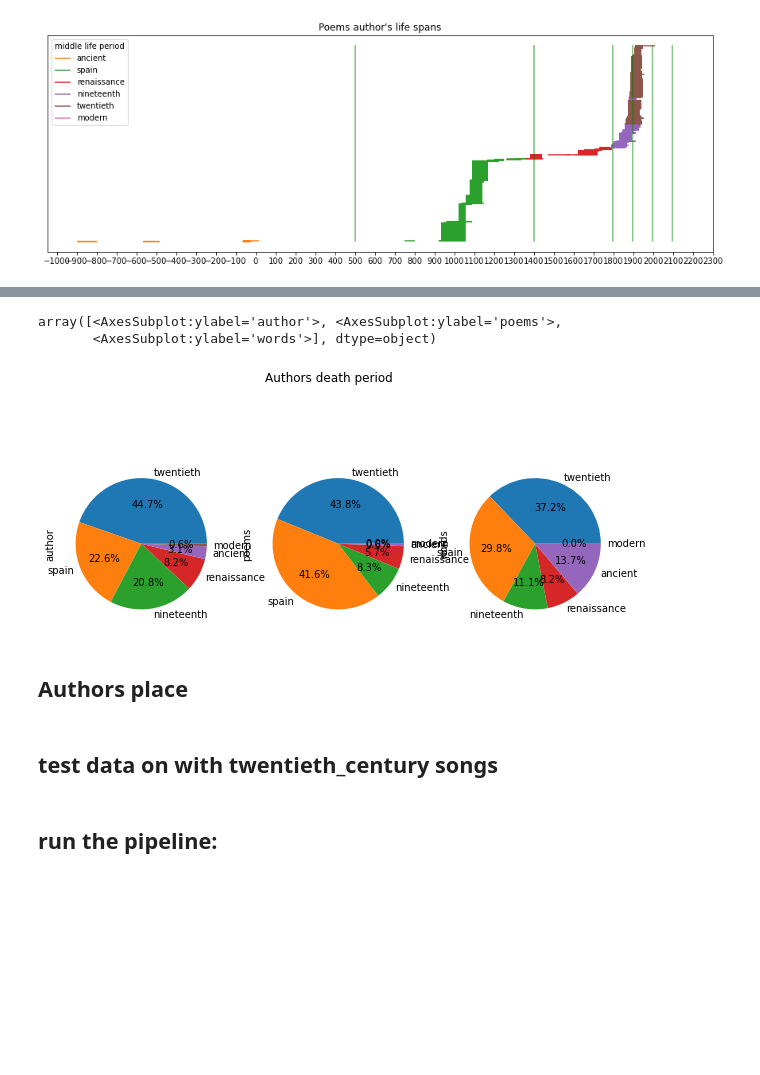
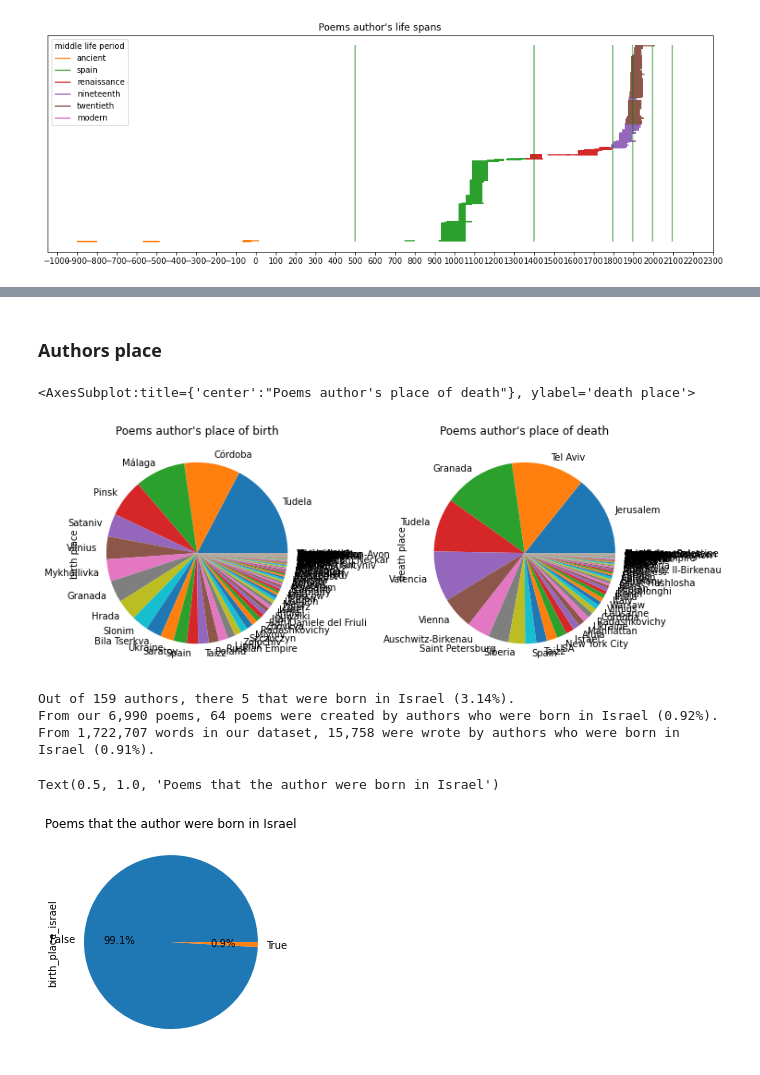
Before and after one commit to ronamir1/NLP-finalProject, a Jupyter notebook: Data_Processing/data_exploration.ipynb, the cells around one changed output, grey strips where cells are left out. Drawn from its saved outputs; the diff is of its cells as text; code cells hidden in the pictures; blank space fills up the shorter version.

```diff
--- a/Data_Processing/data_exploration.ipynb
+++ b/Data_Processing/data_exploration.ipynb
@@ -323,17 +341,2 @@ array([<AxesSubplot:ylabel='author'>, <AxesSubplot:ylabel='poems'>,
-# %%
-author_period_count = author_df.death_period.apply(lambda x: x.name).value_counts().to_frame(name="author")
-songs_period_count = df.death_period.apply(lambda x: x.name).value_counts().to_frame(name="poems")
-words_period_count = {}
-for time_period in TimePeriods:
-    words_period_count[time_period.name] = df.loc[df.death_period == time_period].words_count.sum()
-words_period_count = pd.Series(words_period_count).to_frame(name="words")
-pie_df = pd.concat([author_period_count, songs_period_count, words_period_count], axis=1).fillna(0)
-pie_df.plot.pie(autopct='%1.1f%%', legend=False, subplots=True, figsize=(10, 5), title="Authors death period")
-# %% [output]
-array([<AxesSubplot:ylabel='author'>, <AxesSubplot:ylabel='poems'>,
-       <AxesSubplot:ylabel='words'>], dtype=object)
-[figure, removed]
 # %% [markdown]
-## Authors place
+### Authors place
-# %% [markdown]
-## test data on with twentieth_century songs
@@ -347,2 +342,0 @@ array([<AxesSubplot:ylabel='author'>, <AxesSubplot:ylabel='poems'>,
-# %% [markdown]
-## run the pipeline:
@@ -371,0 +343,19 @@ pipe = Pipeline([('vectorizer', vectorizer),
+# %%
+fig, axes = plt.subplots(1, 2, figsize=(10, 4))
+fig.tight_layout()
+df.p_birth.value_counts().plot.pie(ax=axes[0] ,ylabel="birth place", title="Poems author's place of birth")
+df.p_death.value_counts().plot.pie(ax=axes[1] ,ylabel="death place", title="Poems author's place of death")
+# %% [output]
+<AxesSubplot:title={'center':"Poems author's place of death"}, ylabel='death place'>
+[figure, added]
+# %%
+print(f"Out of {len(author_df):,} authors, there {sum(author_df.birth_place_israel):,} that were born in Israel ({sum(author_df.birth_place_israel)/len(author_df):.2%}).\n"
+      f"From our {df.shape[0]:,} poems, {sum(df.birth_place_israel):,} poems were created by authors who were born in Israel ({sum(df.birth_place_israel)/df.shape[0]:.2%}).\n"
+      f"From {sum(df.words_count):,} words in our dataset, {df.loc[df.birth_place_israel].words_count.sum():,} were wrote by authors who were born in Israel ({df.loc[df.birth_place_israel].words_count.sum()/sum(df.words_count):.2%}).")
+df.birth_place_israel.value_counts().plot.pie(autopct='%1.1f%%').set_title("Poems that the author were born in Israel")
+# %% [output]
+Out of 159 authors, there 5 that were born in Israel (3.14%).
+From our 6,990 poems, 64 poems were created by authors who were born in Israel (0.92%).
+From 1,722,707 words in our dataset, 15,758 were wrote by authors who were born in Israel (0.91%).
+Text(0.5, 1.0, 'Poems that the author were born in Israel')
+[figure, added]
```
Also changed, not shown: parts of 10 cells of this notebook, 1 other file.
